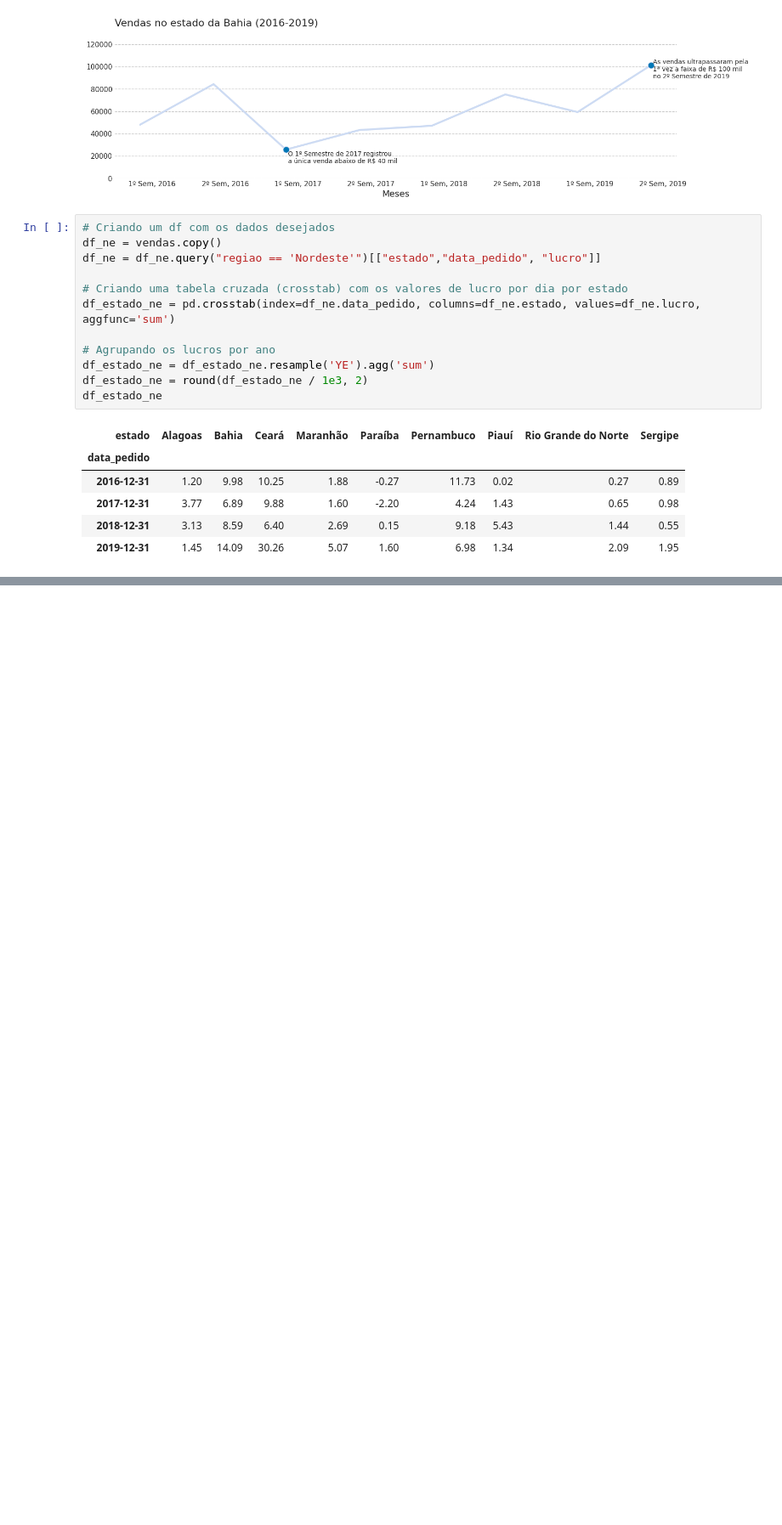
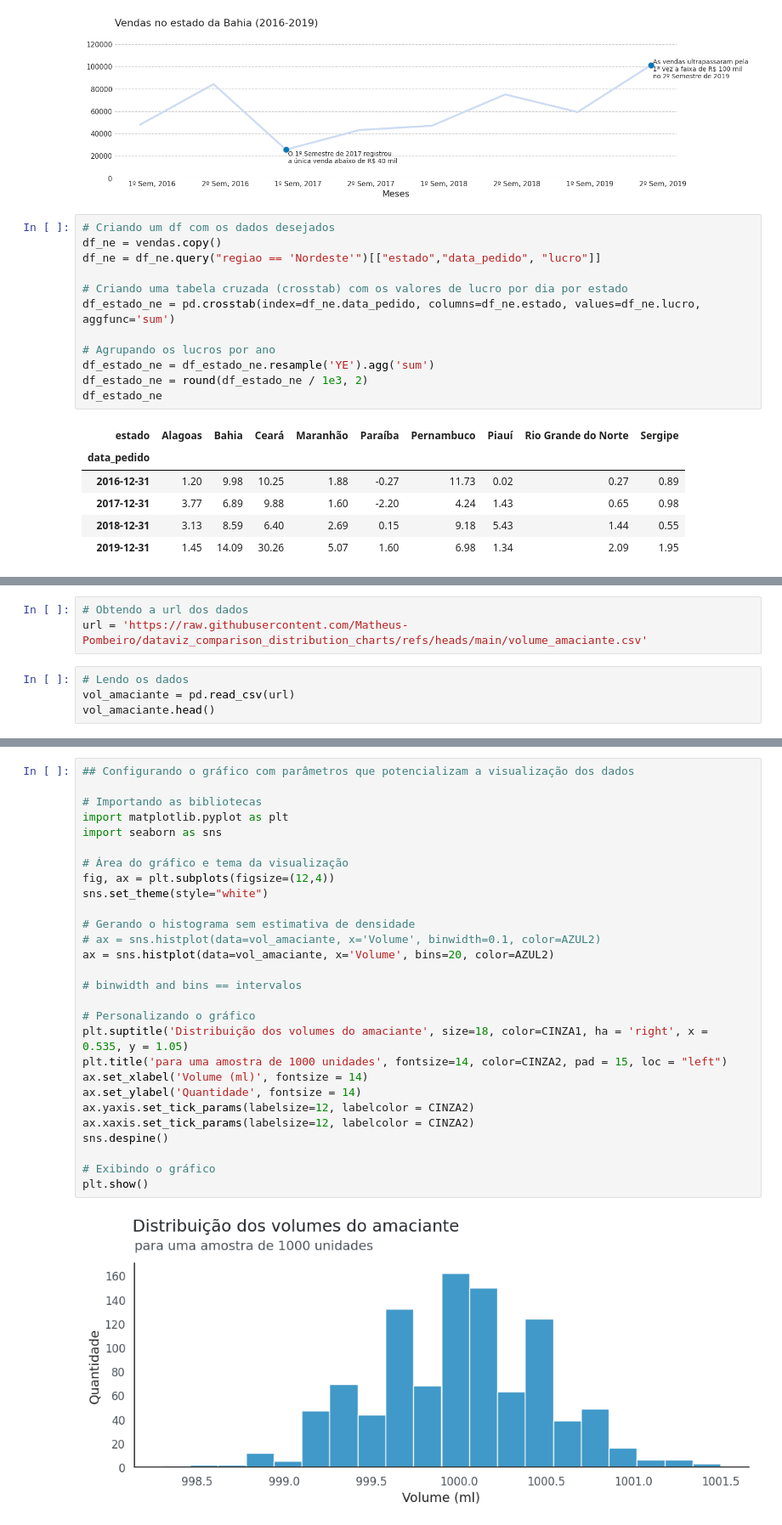
Before and after one commit to Matheus-Pombeiro/dataviz_comparison_distribution_charts, a Jupyter notebook: comparison_distribution_charts.ipynb, the cells around one changed output, grey strips where cells are left out. Shown at 85% size. Drawn from its saved outputs; the diff is of its cells as text; blank space fills up the shorter version.

Commit message:
feat: Fourth class - distributing the data

```diff
--- a/comparison_distribution_charts.ipynb
+++ b/comparison_distribution_charts.ipynb
@@ -1232,0 +1235,7 @@ fig.show()
+# %%
+# Obtendo a url dos dados
+url = 'https://raw.githubusercontent.com/Matheus-Pombeiro/dataviz_comparison_distribution_charts/refs/heads/main/volume_amaciante.csv'
+# %%
+# Lendo os dados
+vol_amaciante = pd.read_csv(url)
+vol_amaciante.head()
@@ -1232,0 +1262,30 @@ fig.show()
+# %%
+## Configurando o gráfico com parâmetros que potencializam a visualização dos dados
+
+# Importando as bibliotecas
+import matplotlib.pyplot as plt
+import seaborn as sns
+
+# Área do gráfico e tema da visualização
+fig, ax = plt.subplots(figsize=(12,4))
+sns.set_theme(style="white")
+
+# Gerando o histograma sem estimativa de densidade
+# ax = sns.histplot(data=vol_amaciante, x='Volume', binwidth=0.1, color=AZUL2)
+ax = sns.histplot(data=vol_amaciante, x='Volume', bins=20, color=AZUL2)
+
+# binwidth and bins == intervalos
+
+# Personalizando o gráfico
+plt.suptitle('Distribuição dos volumes do amaciante', size=18, color=CINZA1, ha = 'right', x = 0.535, y = 1.05)
+plt.title('para uma amostra de 1000 unidades', fontsize=14, color=CINZA2, pad = 15, loc = "left")
+ax.set_xlabel('Volume (ml)', fontsize = 14)
+ax.set_ylabel('Quantidade', fontsize = 14)
+ax.yaxis.set_tick_params(labelsize=12, labelcolor = CINZA2)
+ax.xaxis.set_tick_params(labelsize=12, labelcolor = CINZA2)
+sns.despine()
+
+# Exibindo o gráfico
+plt.show()
+# %% [output]
+[figure, added]
```
Also changed, not shown: parts of 13 cells of this notebook.
